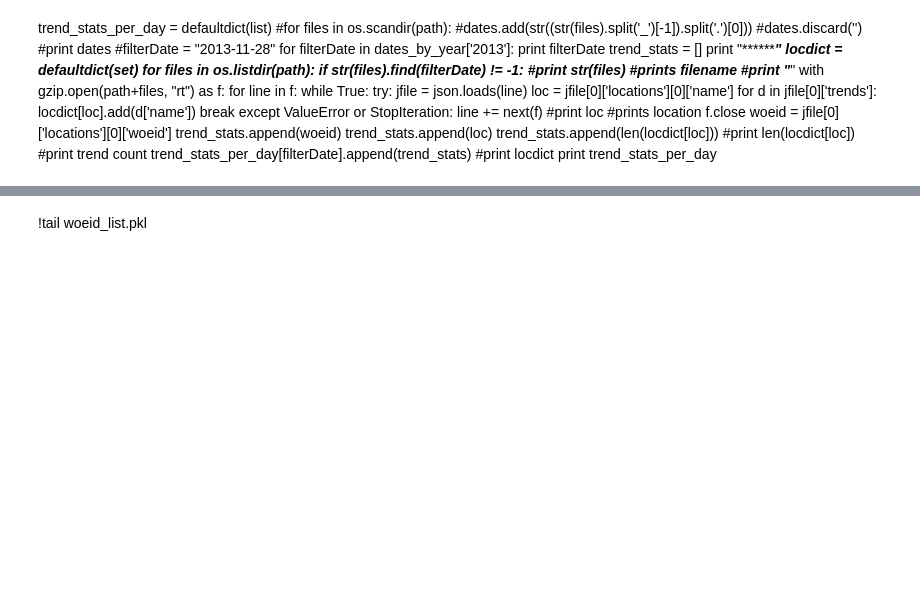
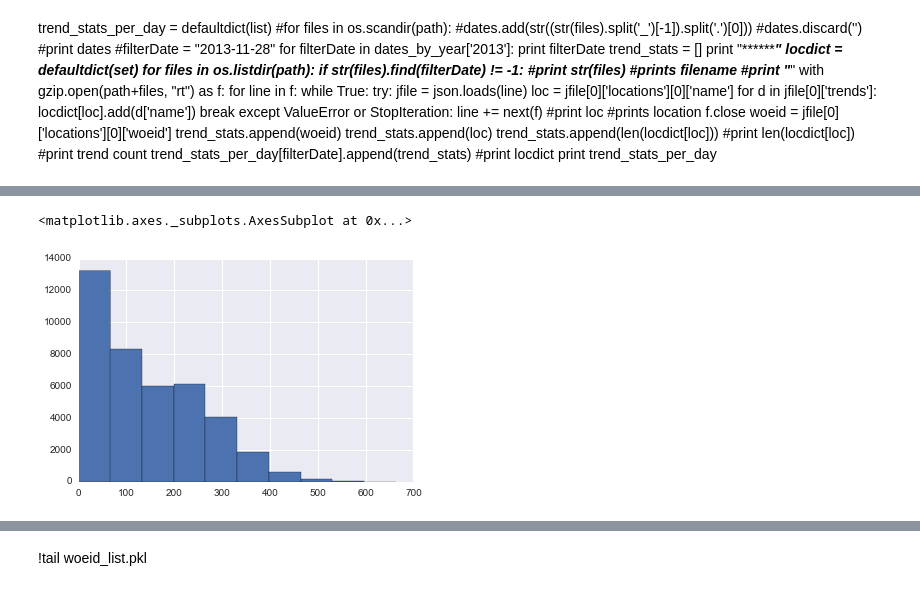
Before and after one commit to vijayhareesh/twitter-trend-connectivity, a Jupyter notebook: midterm.ipynb, the cells around one changed output, grey strips where cells are left out. Saved outputs shown, nothing was run; the diff lists cells and outputs as text; code cells hidden in the pictures; blank space fills up the shorter version.

```diff
--- a/midterm.ipynb
+++ b/midterm.ipynb
@@ -323,0 +353,5 @@ Name: values, dtype: object
+# %%
+df['trend_count'].hist()
+# %% [output]
+<matplotlib.axes._subplots.AxesSubplot at 0x...>
+[figure, added]
```
Also changed, not shown: parts of 20 cells of this notebook, 5 other files.
